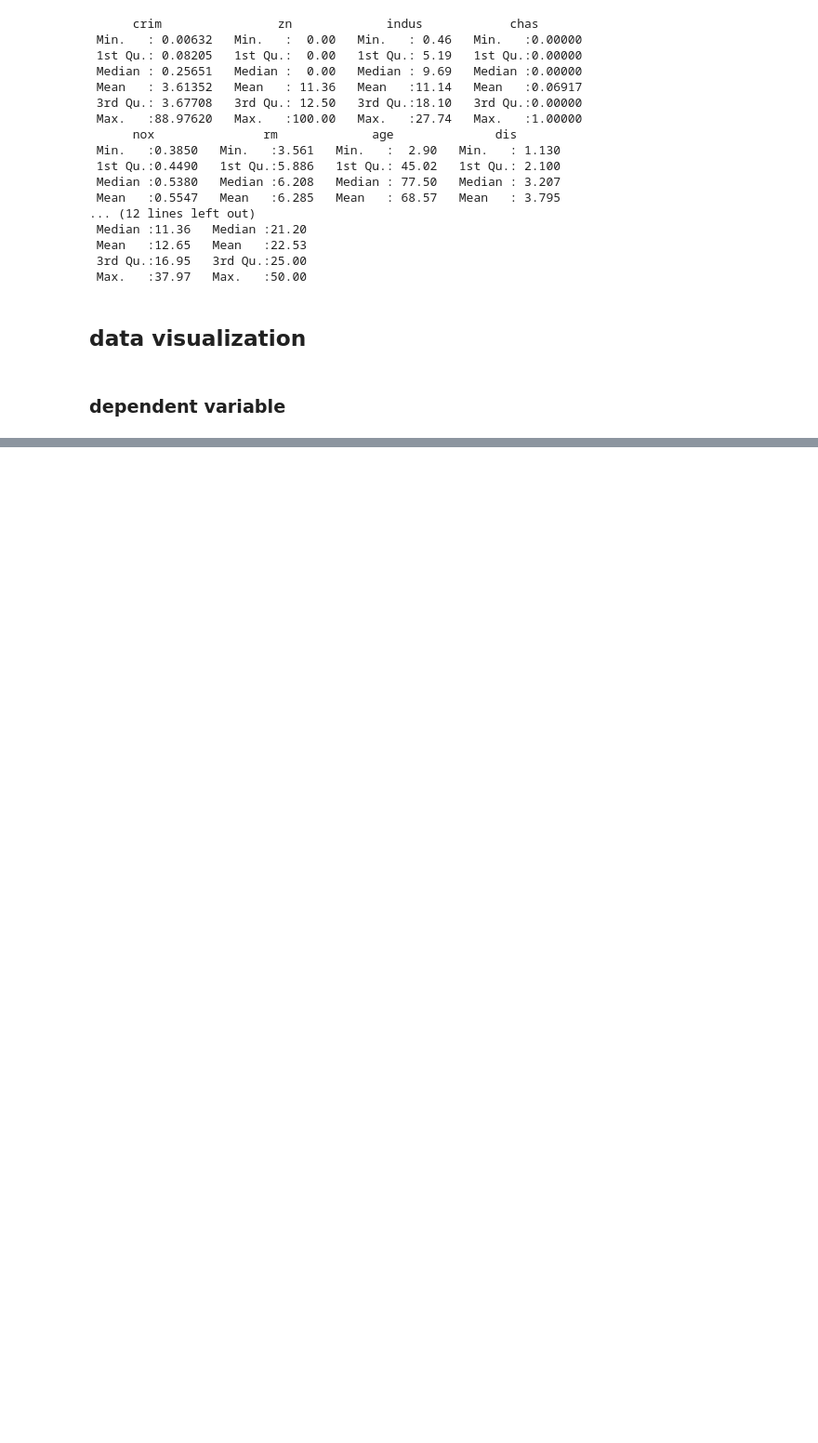
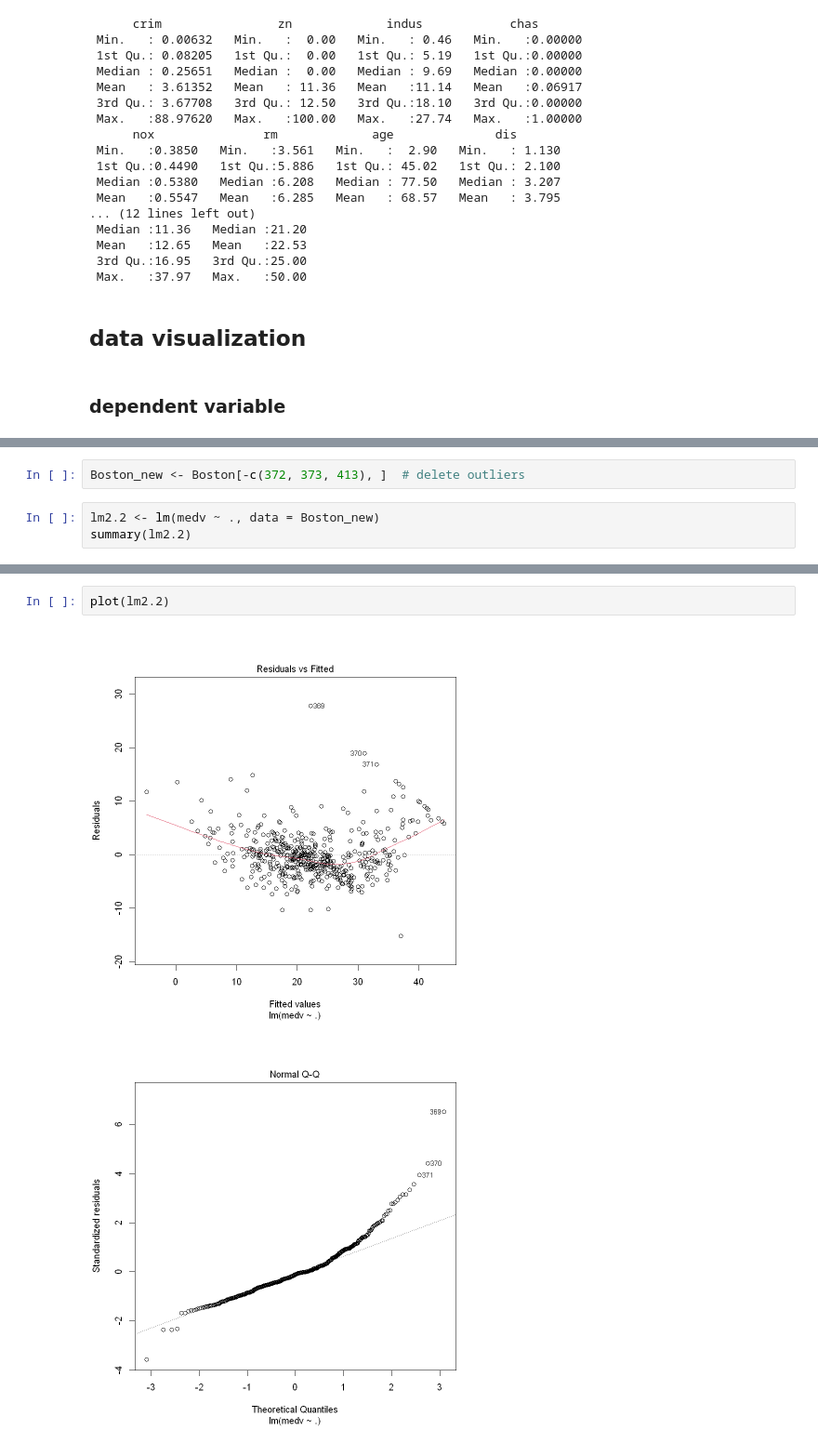
Before and after one commit to ying-wendywang/R_StatisticAnalysis, a Jupyter notebook: 1_LinearRegression.ipynb, the cells around one changed output, grey strips where cells are left out. Shown at 93% size. Saved outputs shown, nothing was run; the diff lists cells and outputs as text; blank space fills up the shorter version.

```diff
--- a/1_LinearRegression.ipynb
+++ b/1_LinearRegression.ipynb
@@ -181,0 +268,5 @@ plot(data$dis, data$medv)
+# %%
+Boston_new <- Boston[-c(372, 373, 413), ]  # delete outliers
+# %%
+lm2.2 <- lm(medv ~ ., data = Boston_new)
+summary(lm2.2)
@@ -181,0 +291,5 @@ plot(data$dis, data$medv)
+# %%
+plot(lm2.2)
+# %% [output]
+[figure, added]
+[figure, added]
```
Also changed, not shown: parts of 30 cells of this notebook.
